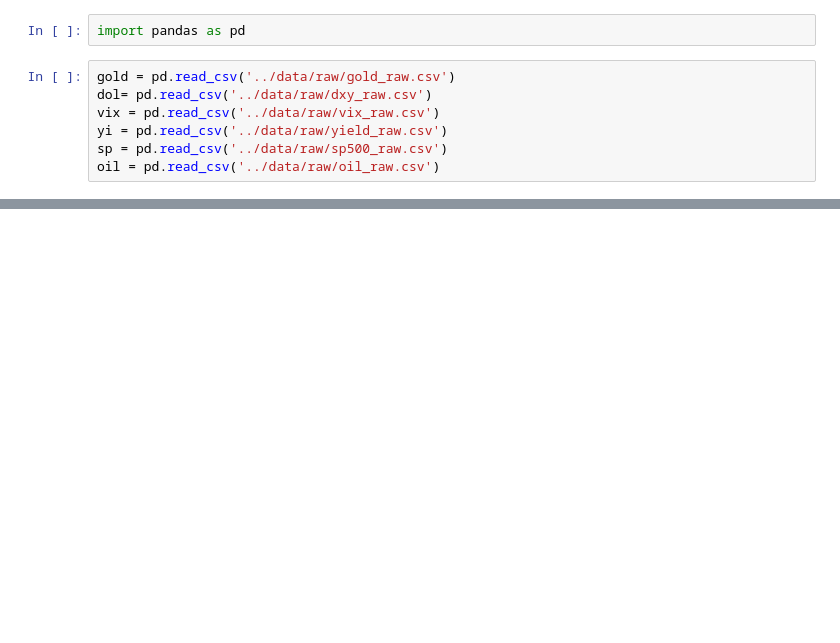
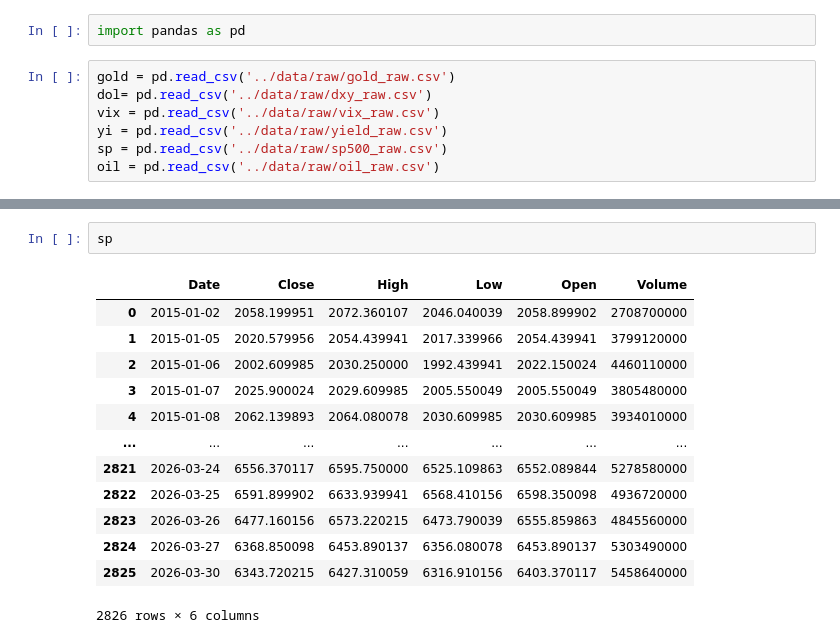
Before and after one commit to atiwit/CPE232-goldpriceforecast, a Jupyter notebook: notebooks/2_cleaning.ipynb, the cells around one changed output, grey strips where cells are left out. Cells and saved outputs as stored; diff of their text form; blank space fills up the shorter version.

```diff
--- a/notebooks/2_cleaning.ipynb
+++ b/notebooks/2_cleaning.ipynb
@@ -25,0 +35,16 @@ vix
+# %%
+sp
+# %% [output]
+|  | Date | Close | High | Low | Open | Volume |
+| 0 | 2015-01-02 | 2058.199951 | 2072.360107 | 2046.040039 | 2058.899902 | 2708700000 |
+| 1 | 2015-01-05 | 2020.579956 | 2054.439941 | 2017.339966 | 2054.439941 | 3799120000 |
+| 2 | 2015-01-06 | 2002.609985 | 2030.250000 | 1992.439941 | 2022.150024 | 4460110000 |
+| 3 | 2015-01-07 | 2025.900024 | 2029.609985 | 2005.550049 | 2005.550049 | 3805480000 |
+| 4 | 2015-01-08 | 2062.139893 | 2064.080078 | 2030.609985 | 2030.609985 | 3934010000 |
+| ... | ... | ... | ... | ... | ... | ... |
+| 2821 | 2026-03-24 | 6556.370117 | 6595.750000 | 6525.109863 | 6552.089844 | 5278580000 |
+| 2822 | 2026-03-25 | 6591.899902 | 6633.939941 | 6568.410156 | 6598.350098 | 4936720000 |
+| 2823 | 2026-03-26 | 6477.160156 | 6573.220215 | 6473.790039 | 6555.859863 | 4845560000 |
+| 2824 | 2026-03-27 | 6368.850098 | 6453.890137 | 6356.080078 | 6453.890137 | 5303490000 |
+| 2825 | 2026-03-30 | 6343.720215 | 6427.310059 | 6316.910156 | 6403.370117 | 5458640000 |
+2826 rows × 6 columns
```
Also changed, not shown: parts of 15 cells of this notebook, 1 other file.
